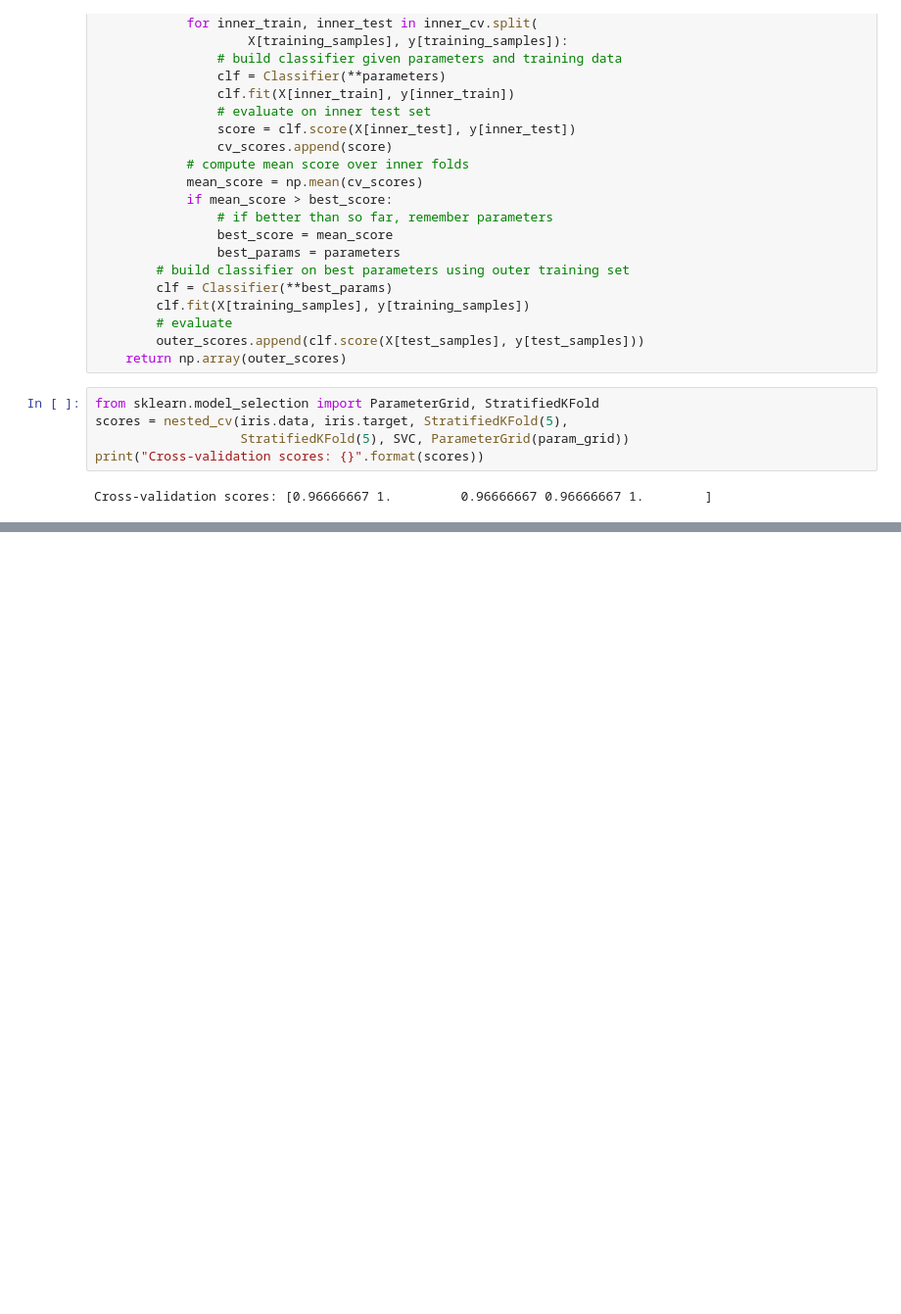
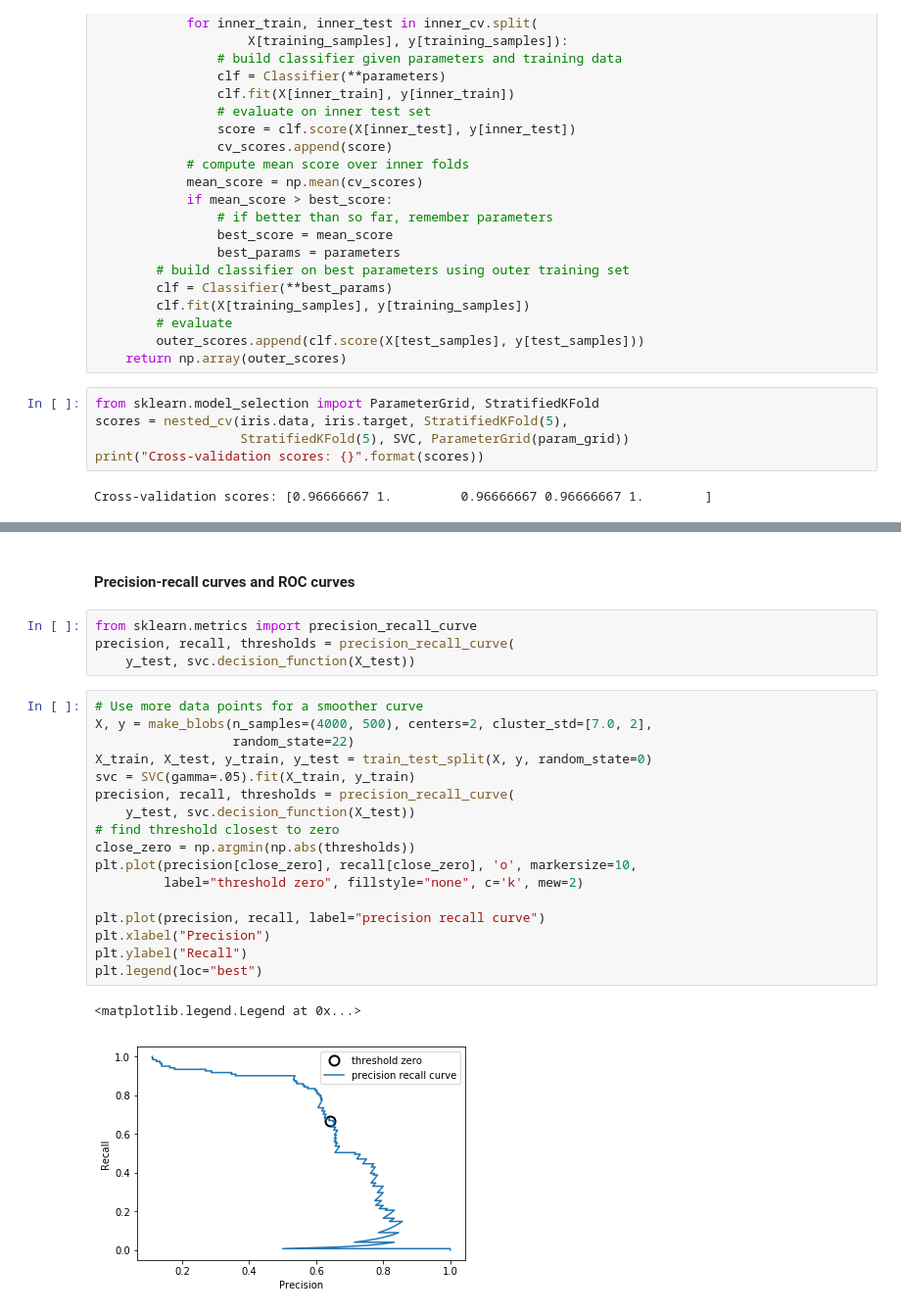
Before and after one commit to rodferro/introduction-to-ml, a Jupyter notebook: 05-model-evaluation-and-improvement.ipynb, the cells around one changed output, grey strips where cells are left out. Shown at 98% size. Cells and saved outputs as stored; diff of their text form; blank space fills up the shorter version.

```diff
--- a/05-model-evaluation-and-improvement.ipynb
+++ b/05-model-evaluation-and-improvement.ipynb
@@ -440,0 +606,26 @@ Cross-validation scores: [0.96666667 1.         0.96666667 0.96666667 1.
+# %% [markdown]
+#### Precision-recall curves and ROC curves
+# %%
+from sklearn.metrics import precision_recall_curve
+precision, recall, thresholds = precision_recall_curve(
+    y_test, svc.decision_function(X_test))
+# %%
+# Use more data points for a smoother curve
+X, y = make_blobs(n_samples=(4000, 500), centers=2, cluster_std=[7.0, 2],
+                  random_state=22)
+X_train, X_test, y_train, y_test = train_test_split(X, y, random_state=0)
+svc = SVC(gamma=.05).fit(X_train, y_train)
+precision, recall, thresholds = precision_recall_curve(
+    y_test, svc.decision_function(X_test))
+# find threshold closest to zero
+close_zero = np.argmin(np.abs(thresholds))
+plt.plot(precision[close_zero], recall[close_zero], 'o', markersize=10,
+         label="threshold zero", fillstyle="none", c='k', mew=2)
+
+plt.plot(precision, recall, label="precision recall curve")
+plt.xlabel("Precision")
+plt.ylabel("Recall")
+plt.legend(loc="best")
+# %% [output]
+<matplotlib.legend.Legend at 0x...>
+[figure, added]
```
Also changed, not shown: parts of 41 cells of this notebook.
